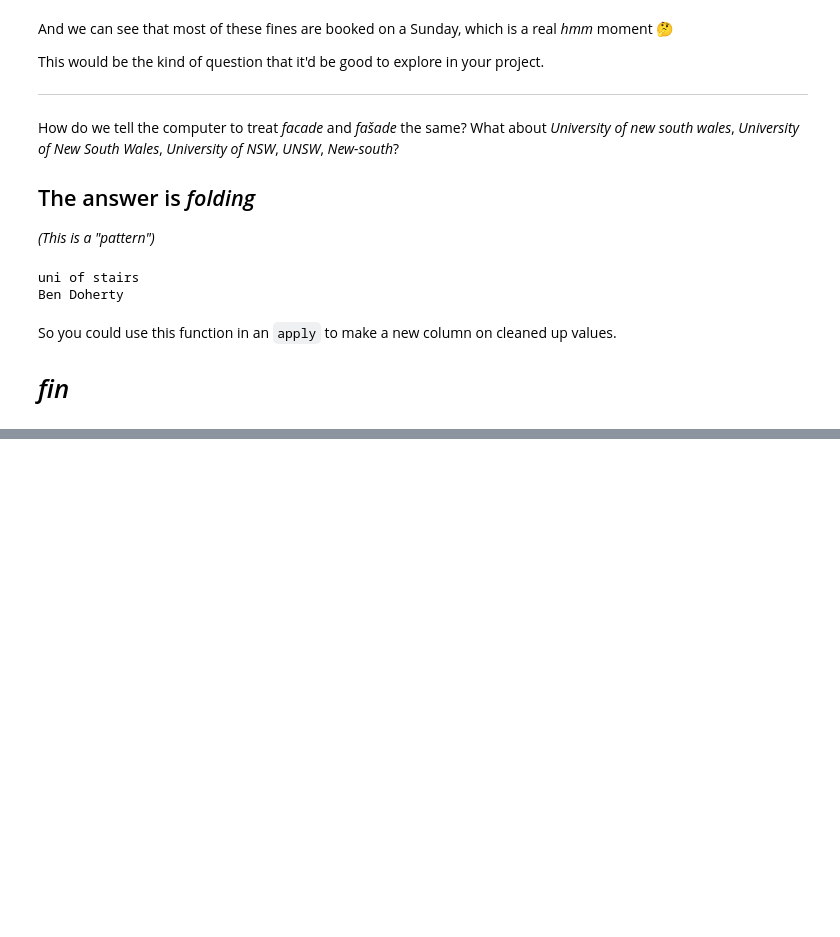
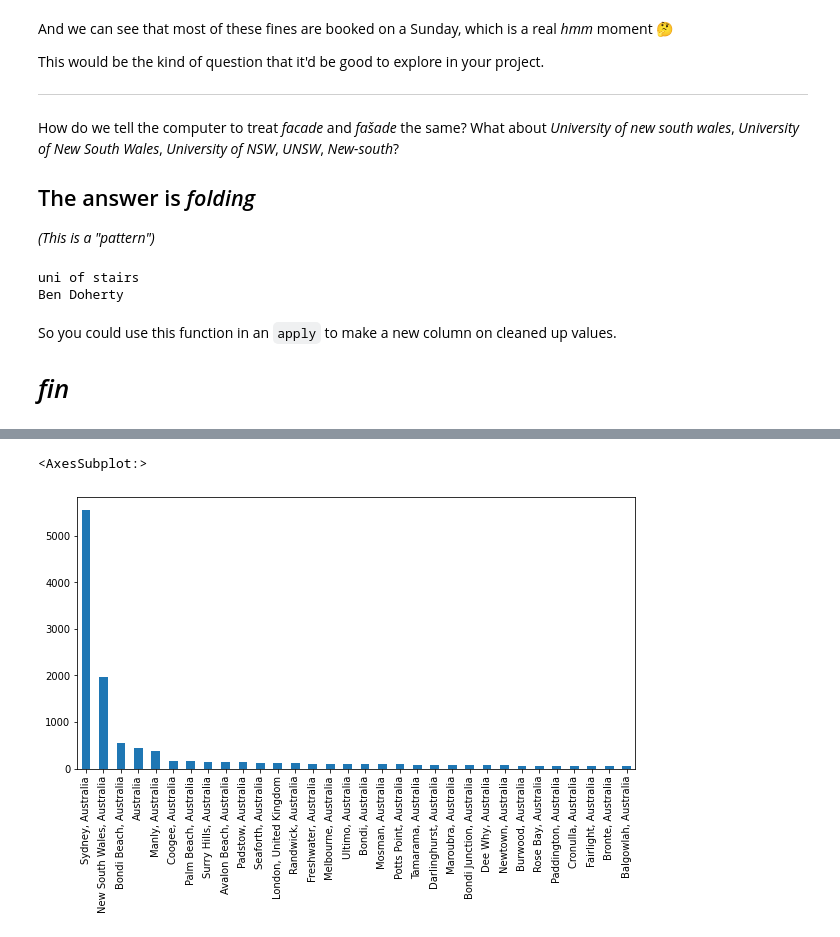
Before and after one commit to oliviajxiao/data_project, a Jupyter notebook: my_data_project.ipynb, the cells around one changed output, grey strips where cells are left out. Saved outputs shown, nothing was run; the diff lists cells and outputs as text; code cells hidden in the pictures; blank space fills up the shorter version.

```diff
--- a/my_data_project.ipynb
+++ b/my_data_project.ipynb
@@ -707,0 +786,8 @@ So you could use this function in an `apply` to make a new column on cleaned up
+# %%
+hlc = listings_data["host_location"].value_counts()
+hlc[hlc > 50].plot(kind = "bar")
+
+# how to remove places with 'Australia' so I can find just the international places
+# %% [output]
+<AxesSubplot:>
+[figure, added]
```
Also changed, not shown: parts of 37 cells of this notebook, 1 other file.
